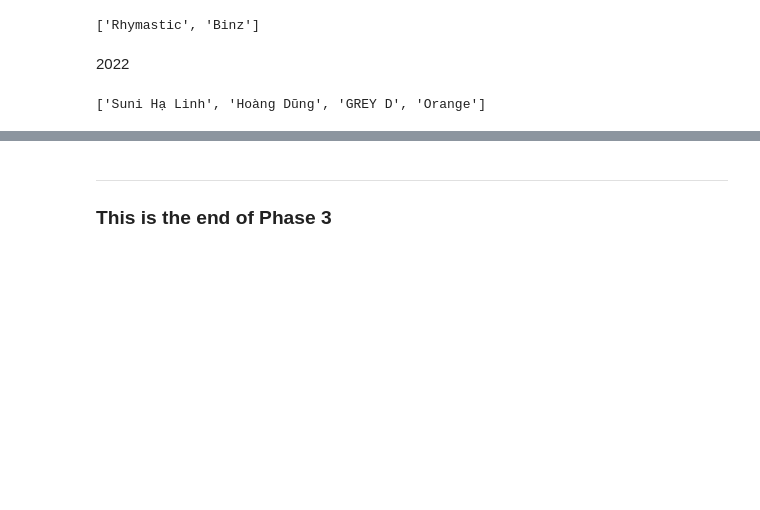
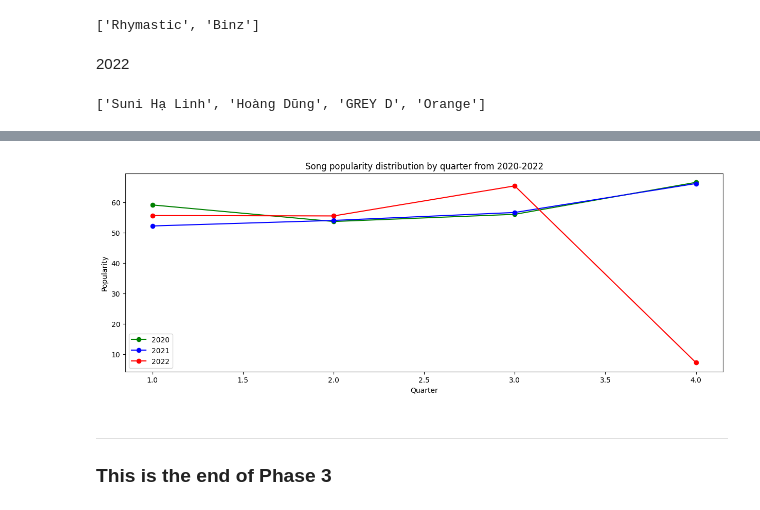
Before and after one commit to quytrungg/Final_Project_CSC14119, a Jupyter notebook: data_analysis/data_analysis.ipynb, the cells around one changed output, grey strips where cells are left out. Drawn from its saved outputs; the diff is of its cells as text; code cells hidden in the pictures; blank space fills up the shorter version.

```diff
--- a/data_analysis/data_analysis.ipynb
+++ b/data_analysis/data_analysis.ipynb
@@ -315,0 +285,11 @@ pd.concat([top10_genres_2020, top10_genres_2021, top10_genres_2022], axis=1).plo
+# %%
+def quarter(x):
+    if x in [1, 2, 3]:
+        return 1
+    elif x in [4, 5, 6]:
+        return 2
+    elif x in [7, 8, 9]:
+        return 3
+    return 4
+
+ques1_df['quarter'] = ques1_df['month'].apply(quarter)
@@ -316,3 +305,20 @@ pd.concat([top10_genres_2020, top10_genres_2021, top10_genres_2022], axis=1).plo
+# %%
+num_songs_by_month_df = ques1_df[ques1_df['year'].between(2020, 2022)].groupby(['year', 'quarter'])['popularity'].mean()
+num_songs_by_month_df = num_songs_by_month_df.to_numpy().reshape(4, 3)
+num_songs_by_month_df = pd.DataFrame(num_songs_by_month_df, columns=[2020, 2021, 2022], index=range(1, 5))
+
+plt.figure(figsize=(15, 5))
+plt.plot(num_songs_by_month_df.iloc[:, 0].keys(), num_songs_by_month_df.iloc[:, 0], '-go')
+plt.plot(num_songs_by_month_df.iloc[:, 1].keys(), num_songs_by_month_df.iloc[:, 1], '-bo')
+plt.plot(num_songs_by_month_df.iloc[:, 2].keys(), num_songs_by_month_df.iloc[:, 2], '-ro')
+
+plt.legend([2020, 2021, 2022])
+plt.xlabel("Quarter")
+plt.ylabel("Popularity")
+plt.title('Song popularity distribution by quarter from 2020-2022')
+plt.show()
+# %% [output]
+[figure, added]
 # %% [markdown]
 ----
 ### <b> This is the end of Phase 3</b>
```
Also changed, not shown: parts of 36 cells of this notebook.
